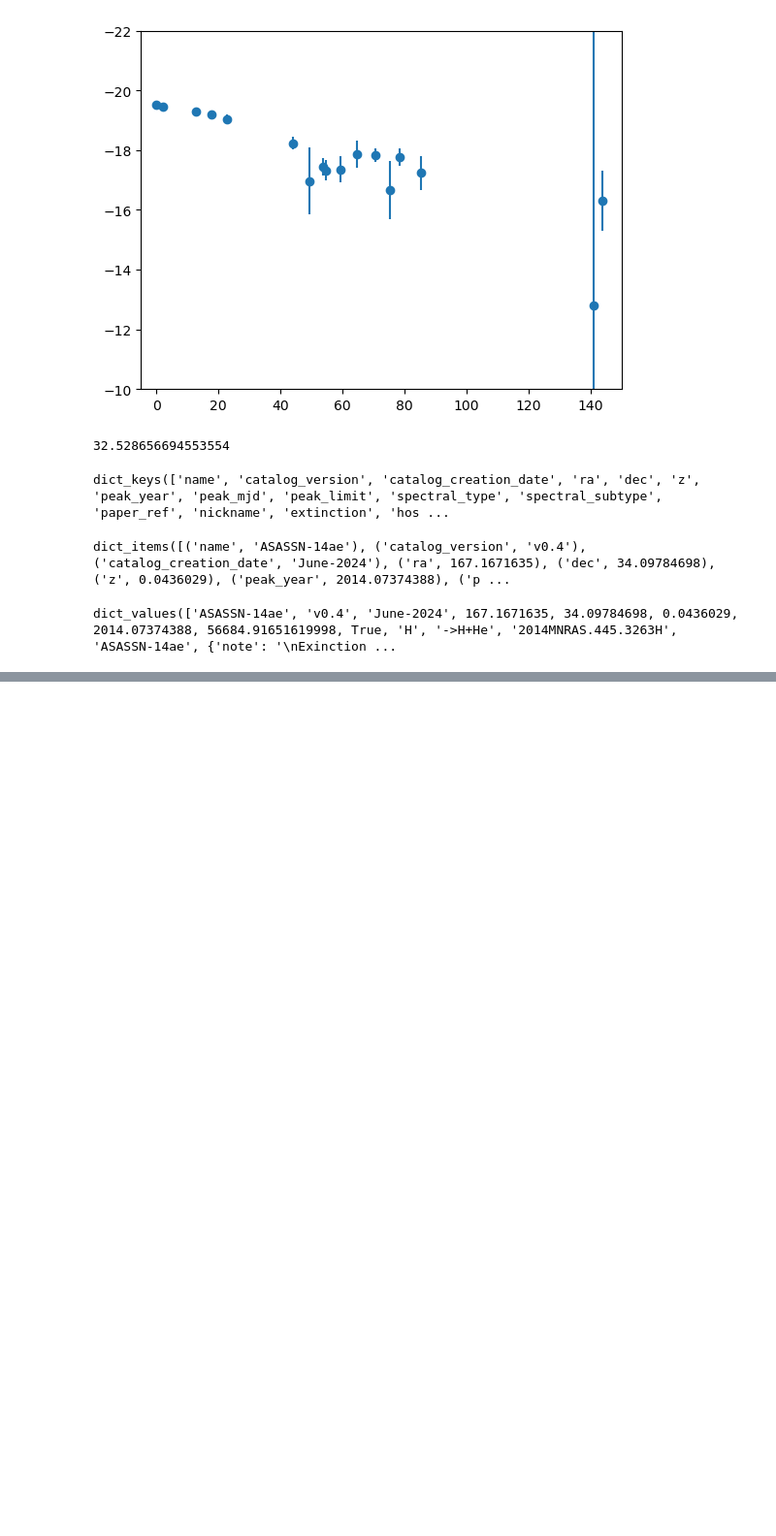
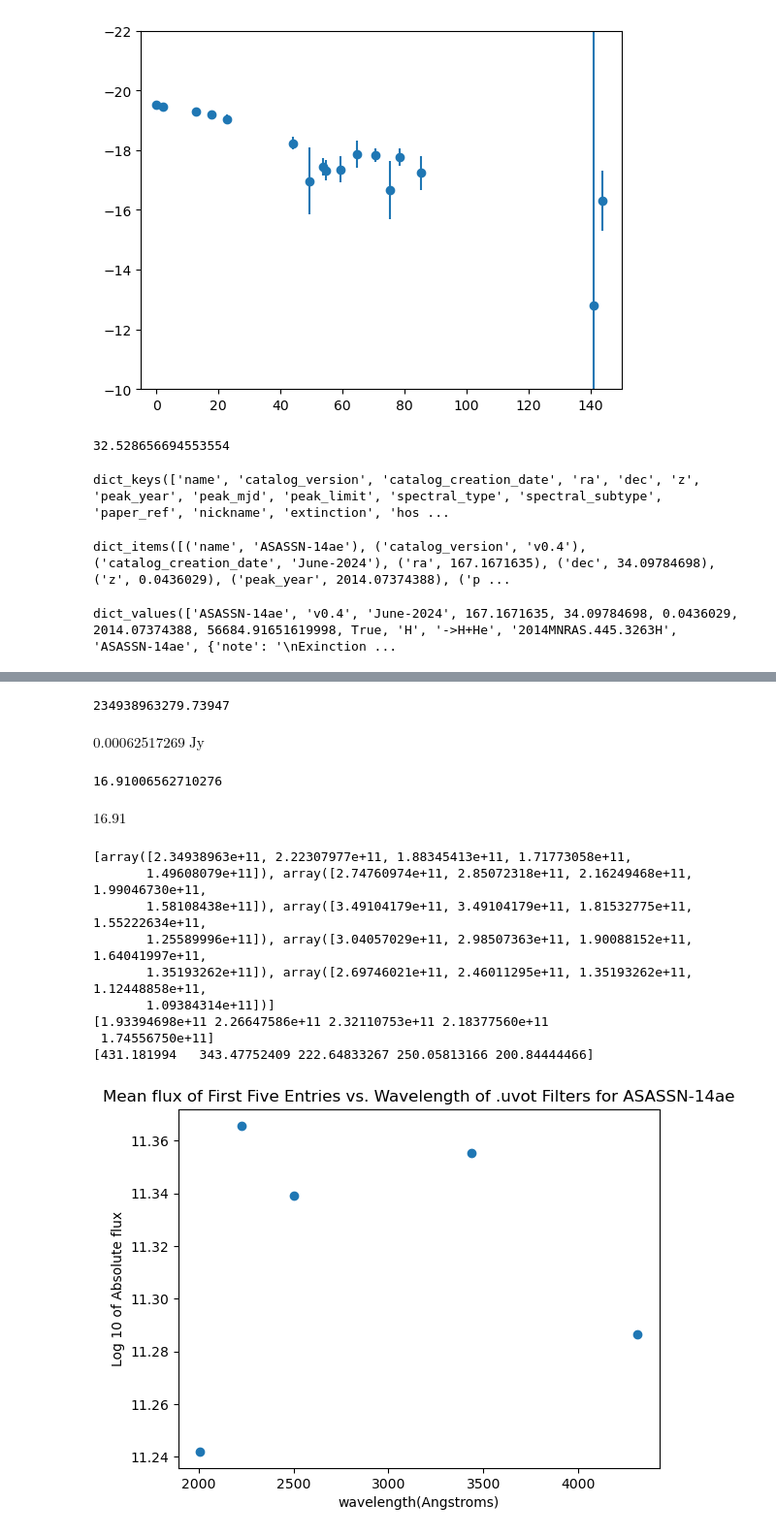
Before and after one commit to Seti-Norris/SASP-TDE, a Jupyter notebook: SASP-TDE.ipynb, the cells around one changed output, grey strips where cells are left out. Shown at 97% size. Saved outputs shown, nothing was run; the diff lists cells and outputs as text; code cells hidden in the pictures; blank space fills up the shorter version.

Commit message:
New notebook getting started with the process of fitting the SEDs to a blackbody . SASP-TDE has a corrected flux SED of 15lh.

```diff
--- a/SASP-TDE.ipynb
+++ b/SASP-TDE.ipynb
@@ -714,0 +671,6 @@ filtercurve('B',z)
+# %%
+ASSA14_Mag_list = (AbsMagB.to_value(),AbsMagU.to_value(),AbsMagM2.to_value(),AbsMagW1.to_value(),AbsMagW2.to_value())
+ASSA14_Mag_list
+ASSA14_Freq_list = data['lightcurve']['frequency_Hz'][0:5]
+ASSA14_Freq_list = ASSA14_Freq_list
+ASSA14_Mag_list[0]
@@ -714,0 +684,3 @@ filtercurve('B',z)
+# %%
+ASSA14_wave_list = (np.array(ASSA14_Freq_list) * u.Hz).to(u.nm, equivalencies=u.spectral())
+ASSA14_wave_list
@@ -714,0 +689,5 @@ filtercurve('B',z)
+# %%
+ASSA14_Aflux = []
+for x in range(0,5):
+    ASSA14_Aflux.append(10**((ASSA14_Mag_list[x]-8.9)/(-2.5)))
+ASSA14_Aflux
@@ -714,0 +712,42 @@ filtercurve('B',z)
+# %%
+10**((-19.52738762-8.9)/(-2.5))
+# %% [output]
+234938963279.73947
+# %%
+MFflux_listB[1]
+# %% [output]
+$0.00062517269 \; \mathrm{Jy}$
+# %%
+-2.5*np.log10(.00062517269/3631)
+# %% [output]
+16.91006562710276
+# %%
+36.377387618767884 + AbsMagB[1]
+# %% [output]
+$16.91 \; \mathrm{}$
+# %%
+#take first 5 entries of each abs flux array and make their mean
+#plot the means vs. wavelengths
+abs_flux_bin = []
+abs_flux_mean = []
+for t in range(0,5):
+    abs_flux_bin.append(ASSA14_Aflux[t][:5])
+    abs_flux_mean.append(np.mean(abs_flux_bin[t]))
+plt.scatter((ASSA14_wave_list.to(u.angstrom)).to_value(),np.log10(np.array(abs_flux_mean)))
+plt.xlabel('wavelength(Angstroms)')
+plt.ylabel('Log 10 of Absolute flux')
+plt.title('Mean flux of First Five Entries vs. Wavelength of .uvot Filters for ASASSN-14ae')
+print(abs_flux_bin)
+print(np.array(abs_flux_mean))
+print((ASSA14_wave_list.to_value()))
+# %% [output]
+[array([2.34938963e+11, 2.22307977e+11, 1.88345413e+11, 1.71773058e+11,
+       1.49608079e+11]), array([2.74760974e+11, 2.85072318e+11, 2.16249468e+11, 1.99046730e+11,
+       1.58108438e+11]), array([3.49104179e+11, 3.49104179e+11, 1.81532775e+11, 1.55222634e+11,
+       1.25589996e+11]), array([3.04057029e+11, 2.98507363e+11, 1.90088152e+11, 1.64041997e+11,
+       1.35193262e+11]), array([2.69746021e+11, 2.46011295e+11, 1.35193262e+11, 1.12448858e+11,
+       1.09384314e+11])]
+[1.93394698e+11 2.26647586e+11 2.32110753e+11 2.18377560e+11
+ 1.74556750e+11]
+[431.181994   343.47752409 222.64833267 250.05813166 200.84444466]
+[figure, added]
```
Also changed, not shown: parts of 40 cells of this notebook, 2 other files.
